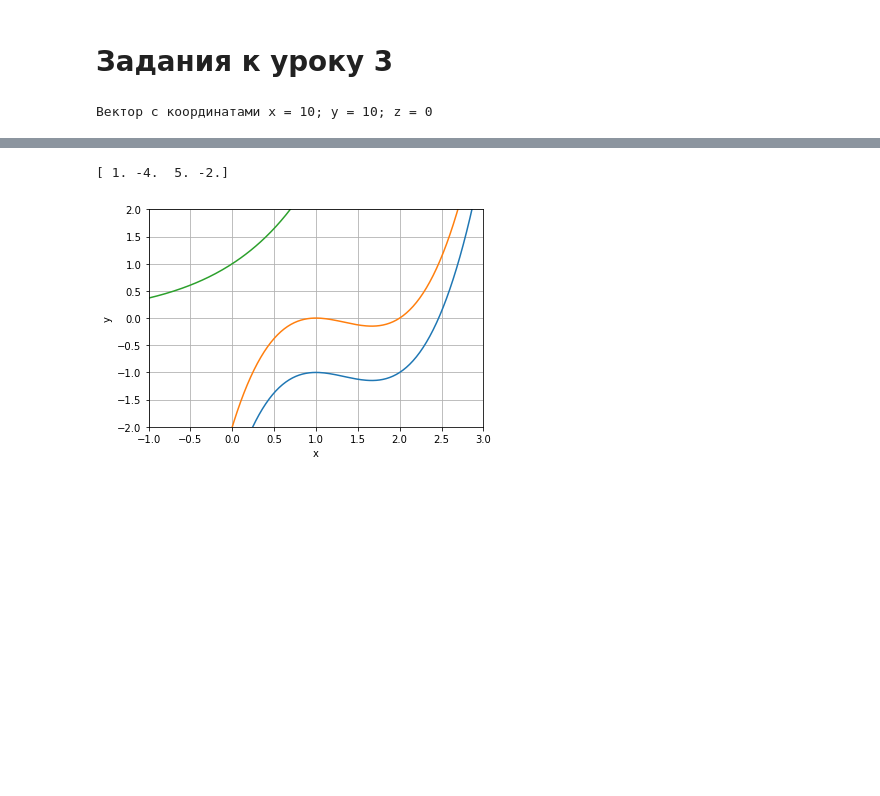
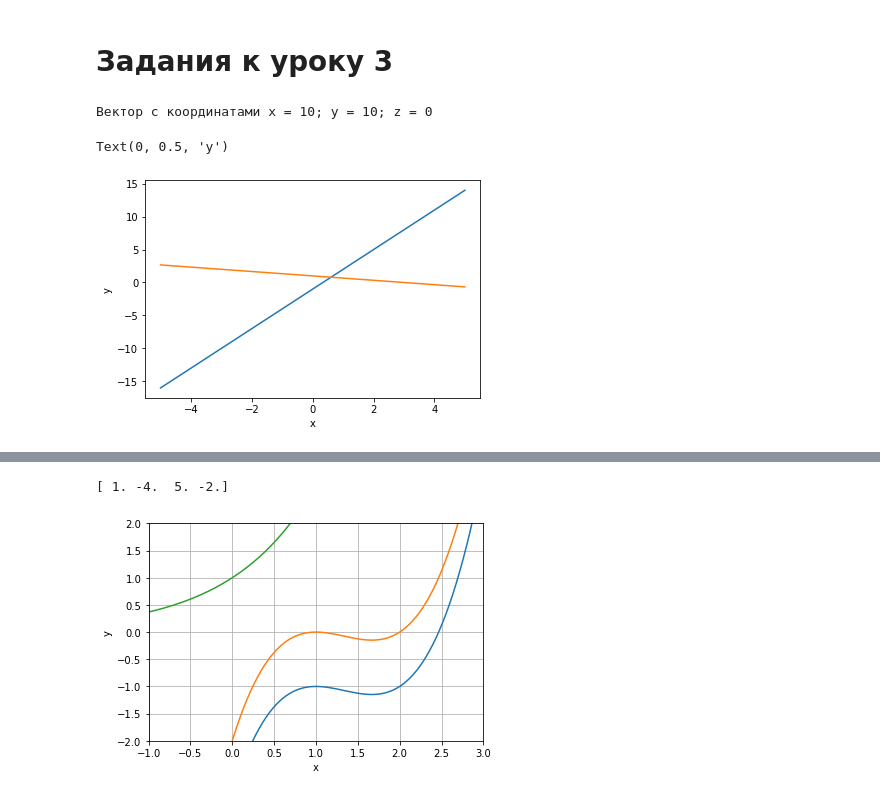
Before and after one commit to nddruu/GooColab, a Jupyter notebook: Введение_в_высшую_математику_(GB).ipynb, the cells around one changed output, grey strips where cells are left out. Cells and saved outputs as stored; diff of their text form; code cells hidden in the pictures; blank space fills up the shorter version.

```diff
--- a/Введение_в_высшую_математику_(GB).ipynb
+++ b/Введение_в_высшую_математику_(GB).ipynb
@@ -27,0 +23,21 @@ print(a + b)
+# %%
+# Почему прямые не кажутся перпендикулярными
+import numpy as np
+import matplotlib.pyplot as plt
+
+x = np.linspace(-5, 5, 21)
+y1 = 3 * x - 1
+y2 = (-1/3) * x + 1
+plt.plot(x, y1)
+plt.plot(x, y2)
+plt.xlabel('x')
+plt.ylabel('y')
+
+# В приведенном коде масштабы осей координат x и y разные
+# Потому возникает визуальное искажение фактически перпендикулярных прямых
+# если в конце приведенного кода приписать еще одну команду, которая выравнивает
+# масштабы осей координат, то прямые и вызуально выглядят перпендикулярными
+#plt.axis('equal')
+# %% [output]
+Text(0, 0.5, 'y')
+[figure, added]
```
Also changed, not shown: parts of 2 cells of this notebook.
